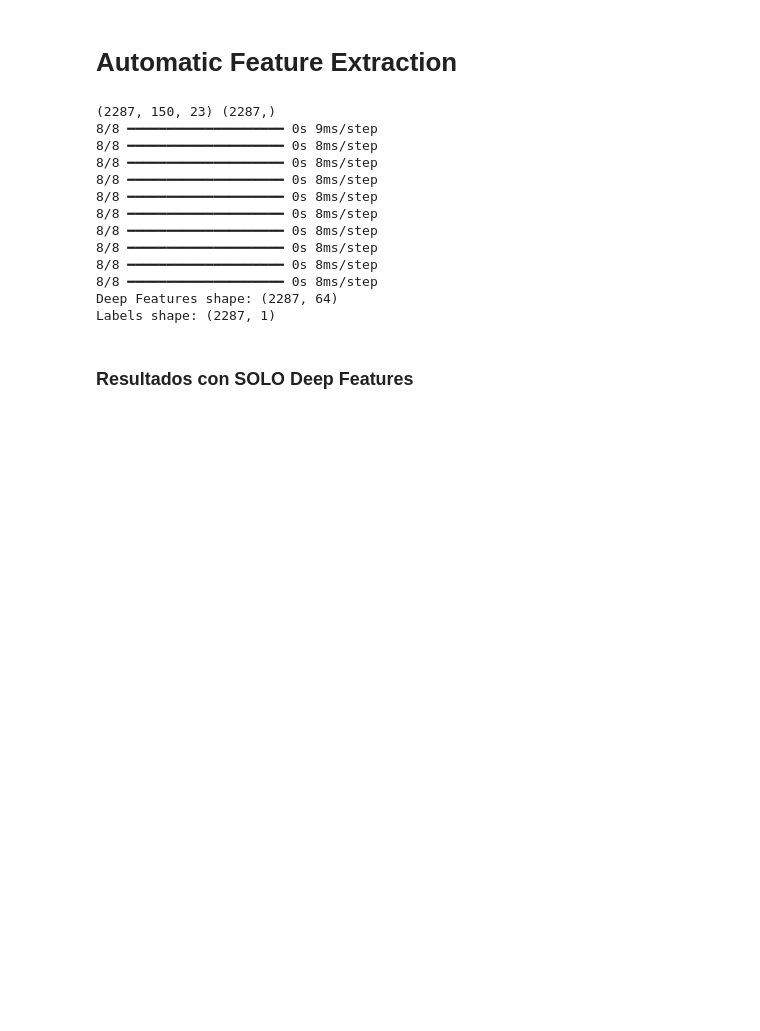
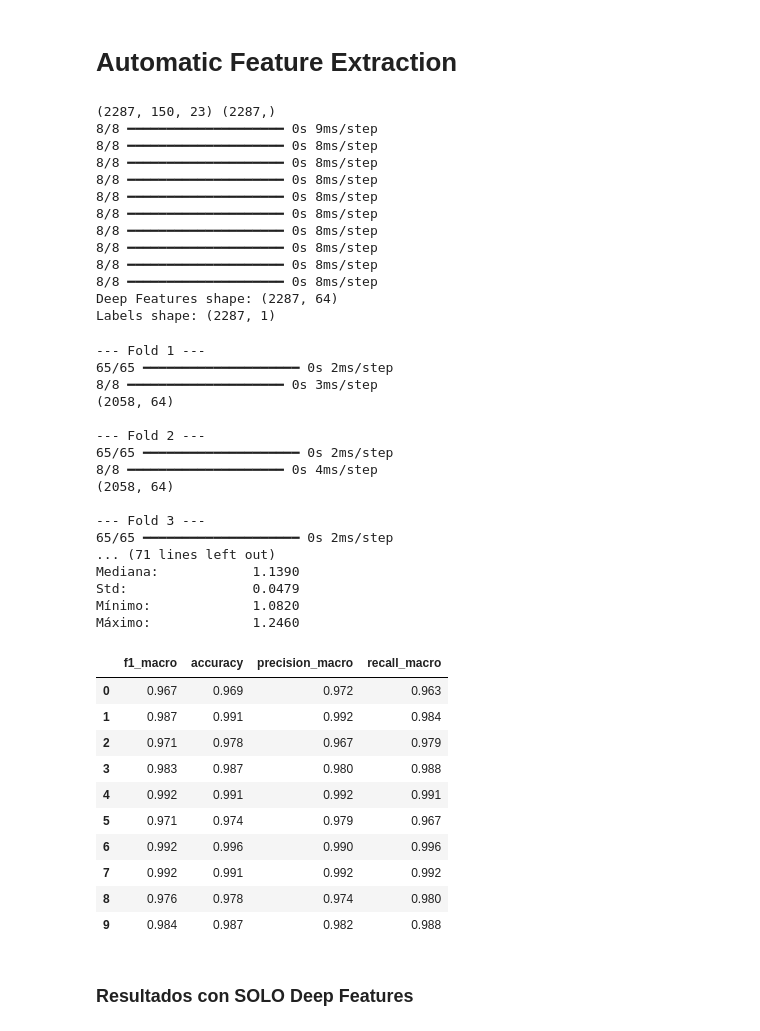
Before and after one commit to DanielRosadoRodriguez/HAR-Analysis, a Jupyter notebook: Dataset 1 - MHEALTH.ipynb, the cells around one changed output. Drawn from its saved outputs; the diff is of its cells as text; code cells hidden in the pictures; blank space fills up the shorter version.

Commit message:
fix: fixed CNN training miscomprehension, now CNN extracts features in a fold, then train a traditional model, TODO: Feature fusion

```diff
--- a/Dataset 1 - MHEALTH.ipynb
+++ b/Dataset 1 - MHEALTH.ipynb
@@ -2548,3 +2608,35 @@ Labels shape: (2287, 1)
+# %%
+results_df = execute_pipeline(X_seg, y_seg, RandomForestClassifier(random_state=42))
+results_df
+# %% [output]
+--- Fold 1 ---
+65/65 ━━━━━━━━━━━━━━━━━━━━ 0s 2ms/step
+8/8 ━━━━━━━━━━━━━━━━━━━━ 0s 3ms/step
+(2058, 64)
+
+--- Fold 2 ---
+65/65 ━━━━━━━━━━━━━━━━━━━━ 0s 2ms/step
+8/8 ━━━━━━━━━━━━━━━━━━━━ 0s 4ms/step
+(2058, 64)
+
+--- Fold 3 ---
+65/65 ━━━━━━━━━━━━━━━━━━━━ 0s 2ms/step
+... (71 lines left out)
+Mediana:            1.1390
+Std:                0.0479
+Mínimo:             1.0820
+Máximo:             1.2460
+|  | f1_macro | accuracy | precision_macro | recall_macro |
+| 0 | 0.967 | 0.969 | 0.972 | 0.963 |
+| 1 | 0.987 | 0.991 | 0.992 | 0.984 |
+| 2 | 0.971 | 0.978 | 0.967 | 0.979 |
+| 3 | 0.983 | 0.987 | 0.980 | 0.988 |
+| 4 | 0.992 | 0.991 | 0.992 | 0.991 |
+| 5 | 0.971 | 0.974 | 0.979 | 0.967 |
+| 6 | 0.992 | 0.996 | 0.990 | 0.996 |
+| 7 | 0.992 | 0.991 | 0.992 | 0.992 |
+| 8 | 0.976 | 0.978 | 0.974 | 0.980 |
+| 9 | 0.984 | 0.987 | 0.982 | 0.988 |
 # %% [markdown]
 ### Resultados con SOLO Deep Features
 # %%
```
Also changed, not shown: parts of 32 cells of this notebook.
